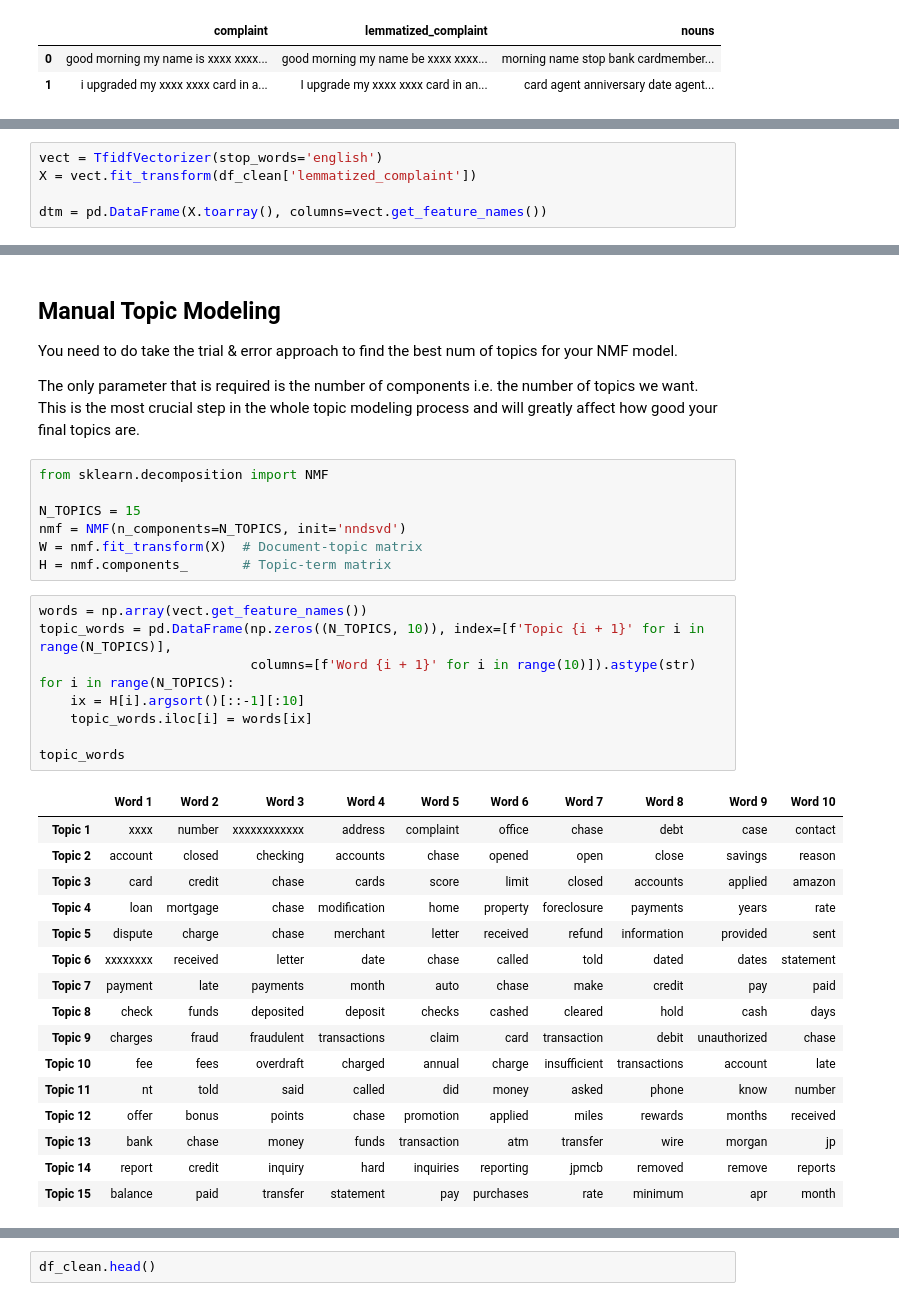
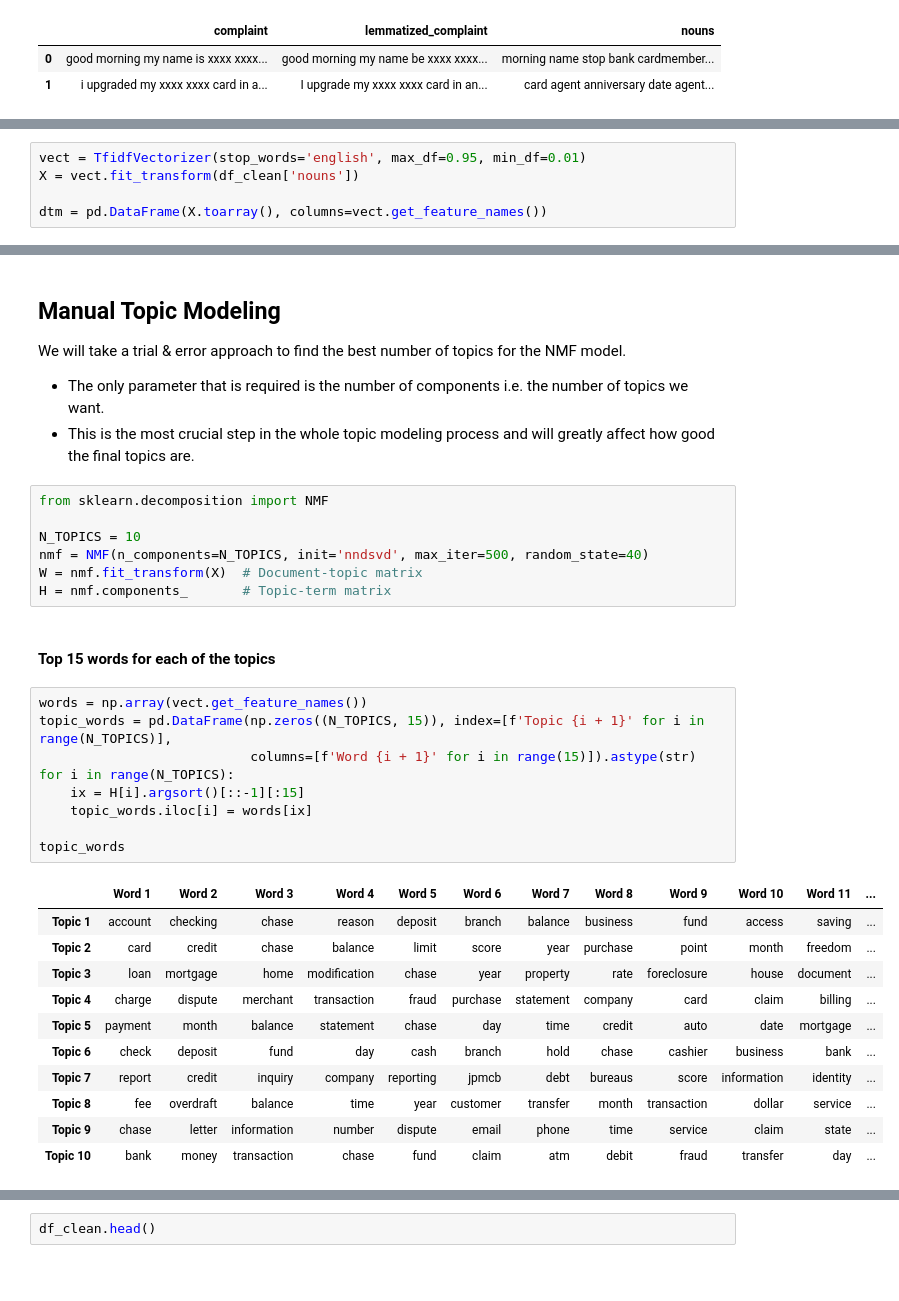
Before and after one commit to ayushxx7/TicketClassification, a Jupyter notebook: Automatic_Ticket_Classification_Assignment.ipynb, the cells around one changed output, grey strips where cells are left out. Saved outputs shown, nothing was run; the diff lists cells and outputs as text; blank space fills up the shorter version.

Commit message:
feat(nmf): INIT :seedling:
- feature extraction using Non-Negative Matrix Factorization
- using 10 topics

```diff
--- a/Automatic_Ticket_Classification_Assignment.ipynb
+++ b/Automatic_Ticket_Classification_Assignment.ipynb
@@ -646,5 +643,5 @@ The tuples that are not there have a tf-idf score of 0
 # %%
-vect = TfidfVectorizer(stop_words='english')
-X = vect.fit_transform(df_clean['lemmatized_complaint'])
+vect = TfidfVectorizer(stop_words='english', max_df=0.95, min_df=0.01)
+X = vect.fit_transform(df_clean['nouns'])
 
 dtm = pd.DataFrame(X.toarray(), columns=vect.get_feature_names())
@@ -671,39 +666,37 @@ In this task you have to perform the following:
 * Map the clusters to topics/cluster names
 # %% [markdown]
 ## Manual Topic Modeling
-You need to do take the trial & error approach to find the best num of topics for your NMF model.
+We will take a trial & error approach to find the best number of topics for the NMF model.
 
-The only parameter that is required is the number of components i.e. the number of topics we want. This is the most crucial step in the whole topic modeling process and will greatly affect how good your final topics are.
+- The only parameter that is required is the number of components i.e. the number of topics we want.
+- This is the most crucial step in the whole topic modeling process and will greatly affect how good the final topics are.
 # %%
 from sklearn.decomposition import NMF
 
-N_TOPICS = 15
-nmf = NMF(n_components=N_TOPICS, init='nndsvd')
+N_TOPICS = 10
+nmf = NMF(n_components=N_TOPICS, init='nndsvd', max_iter=500, random_state=40)
 W = nmf.fit_transform(X)  # Document-topic matrix
 H = nmf.components_       # Topic-term matrix
+# %% [markdown]
+#### Top 15 words for each of the topics
 # %%
 words = np.array(vect.get_feature_names())
-topic_words = pd.DataFrame(np.zeros((N_TOPICS, 10)), index=[f'Topic {i + 1}' for i in range(N_TOPICS)],
-                           columns=[f'Word {i + 1}' for i in range(10)]).astype(str)
+topic_words = pd.DataFrame(np.zeros((N_TOPICS, 15)), index=[f'Topic {i + 1}' for i in range(N_TOPICS)],
+                           columns=[f'Word {i + 1}' for i in range(15)]).astype(str)
 for i in range(N_TOPICS):
-    ix = H[i].argsort()[::-1][:10]
+    ix = H[i].argsort()[::-1][:15]
     topic_words.iloc[i] = words[ix]
 
 topic_words
 # %% [output]
-|  | Word 1 | Word 2 | Word 3 | Word 4 | Word 5 | Word 6 | Word 7 | Word 8 | Word 9 | Word 10 |
-| Topic 1 | xxxx | number | xxxxxxxxxxxx | address | complaint | office | chase | debt | case | contact |
-| Topic 2 | account | closed | checking | accounts | chase | opened | open | close | savings | reason |
-| Topic 3 | card | credit | chase | cards | score | limit | closed | accounts | applied | amazon |
-| Topic 4 | loan | mortgage | chase | modification | home | property | foreclosure | payments | years | rate |
-| Topic 5 | dispute | charge | chase | merchant | letter | received | refund | information | provided | sent |
-| Topic 6 | xxxxxxxx | received | letter | date | chase | called | told | dated | dates | statement |
-| Topic 7 | payment | late | payments | month | auto | chase | make | credit | pay | paid |
-| Topic 8 | check | funds | deposited | deposit | checks | cashed | cleared | hold | cash | days |
-| Topic 9 | charges | fraud | fraudulent | transactions | claim | card | transaction | debit | unauthorized | chase |
-| Topic 10 | fee | fees | overdraft | charged | annual | charge | insufficient | transactions | account | late |
-| Topic 11 | nt | told | said | called | did | money | asked | phone | know | number |
-| Topic 12 | offer | bonus | points | chase | promotion | applied | miles | rewards | months | received |
-| Topic 13 | bank | chase | money | funds | transaction | atm | transfer | wire | morgan | jp |
-| Topic 14 | report | credit | inquiry | hard | inquiries | reporting | jpmcb | removed | remove | reports |
-| Topic 15 | balance | paid | transfer | statement | pay | purchases | rate | minimum | apr | month |
+|  | Word 1 | Word 2 | Word 3 | Word 4 | Word 5 | Word 6 | Word 7 | Word 8 | Word 9 | Word 10 | Word 11 | ... |
+| Topic 1 | account | checking | chase | reason | deposit | branch | balance | business | fund | access | saving | ... |
+| Topic 2 | card | credit | chase | balance | limit | score | year | purchase | point | month | freedom | ... |
+| Topic 3 | loan | mortgage | home | modification | chase | year | property | rate | foreclosure | house | document | ... |
+| Topic 4 | charge | dispute | merchant | transaction | fraud | purchase | statement | company | card | claim | billing | ... |
+| Topic 5 | payment | month | balance | statement | chase | day | time | credit | auto | date | mortgage | ... |
+| Topic 6 | check | deposit | fund | day | cash | branch | hold | chase | cashier | business | bank | ... |
+| Topic 7 | report | credit | inquiry | company | reporting | jpmcb | debt | bureaus | score | information | identity | ... |
+| Topic 8 | fee | overdraft | balance | time | year | customer | transfer | month | transaction | dollar | service | ... |
+| Topic 9 | chase | letter | information | number | dispute | email | phone | time | service | claim | state | ... |
+| Topic 10 | bank | money | transaction | chase | fund | claim | atm | debit | fraud | transfer | day | ... |
```
Also changed, not shown: parts of 18 cells of this notebook.
